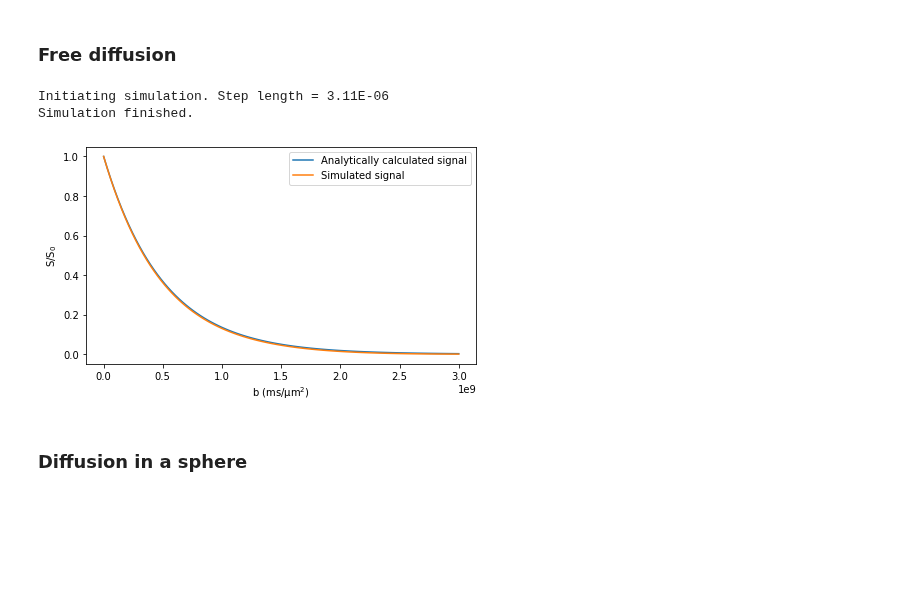
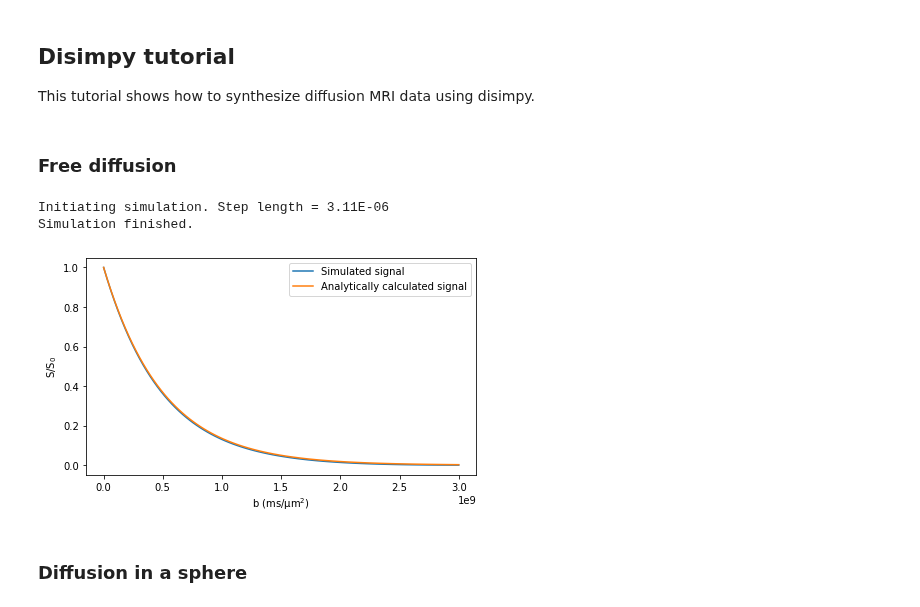
Before and after one commit to kerkelae/disimpy, a Jupyter notebook: tutorial.ipynb, the cells around one changed output. Saved outputs shown, nothing was run; the diff lists cells and outputs as text; code cells hidden in the pictures; blank space fills up the shorter version.

Commit message:
improved tutorial

```diff
--- a/tutorial.ipynb
+++ b/tutorial.ipynb
@@ -1 +1,5 @@
+# %% [markdown]
+## Disimpy tutorial
+
+This tutorial shows how to synthesize diffusion MRI data using disimpy.
 # %%
@@ -10,43 +15,52 @@ from disimpy import simulations, gradients, utils
 # %%
 # Define simulation parameters
 
-n_s = int(1e4) # Number of random walkers
-n_t = int(1e2) # Number of time points
-bs = np.linspace(1, 3e9, 100) # b-values
-diffusivity = 2e-9 # In units of m^2/s
+n_s = int(1e4)  # Number of random walkers
+n_t = int(1e2)  # Number of time points
+diffusivity = 2e-9  # In SI units (m^2/s)
 
 
-# Define gradient array
+# Define gradient array.
 
+# Gradient arrays are numpy arrays of shape (number of measurements, number of
+# time points, 3), where the last axis represents the cartesian coordinates of
+# the laboratory frame of reference. The elements of the gradient array
+# represent the magnitude of the diffusion encoding magnetic field gradient in
+# SI units (T/m).
+
+bs = np.linspace(1, 3e9, 100)  # b-values in SI units (s/m^2)
 gradient_file = 'disimpy/tests/example_gradient.txt'
-gradient = np.loadtxt(gradient_file)[np.newaxis,:,:]
+gradient = np.loadtxt(gradient_file)[np.newaxis, :, :]
 gradient = np.concatenate([gradient for _ in bs], axis=0)
-T = 80e-3 # Duration of gradient in seconds
-dt = T/(gradient.shape[1]-1)
+T = 80e-3  # Duration of gradient array in seconds
+dt = T / (gradient.shape[1] - 1)  # Duration of time step in gradient array
 gradient, dt = gradients.interpolate_gradient(gradient, dt, n_t)
 gradient = gradients.set_b(gradient, dt, bs)
 
 
-# Run simulation
+# Define substrate and run simulation
+
+# The simulated diffusion environment is referred to as substrate, which is
+# defined using a dictionary. For free diffusion, it is simply
 
 substrate = {'type' : 'free'}
 signals = simulations.simulation(n_s, diffusivity, gradient, dt, substrate)
 
 
-# Compare simulated results to analytically calculated signal
+# Plot the simulated signal alongside analytically calculated signal
 
 fig, ax = plt.subplots(1, figsize=(7,4))
-ax.plot(bs, np.exp(-bs*diffusivity))
-ax.plot(bs, signals/n_s)
-ax.legend(['Analytically calculated signal',
-           'Simulated signal'])
+ax.plot(bs, signals / n_s)
+ax.plot(bs, np.exp(-bs * diffusivity))
+ax.legend(['Simulated signal',
+           'Analytically calculated signal'])
 ax.set_xlabel('b (ms/μm$^2$)')
 ax.set_ylabel('S/S$_0$')
 plt.show()
 # %% [output]
 Initiating simulation. Step length = 3.11E-06
 Simulation finished.
-[figure, old version]
+[figure, new version]
 # %% [markdown]
 ### Diffusion in a sphere
 # %%
```
Also changed, not shown: parts of 8 cells of this notebook, 1 other file.
